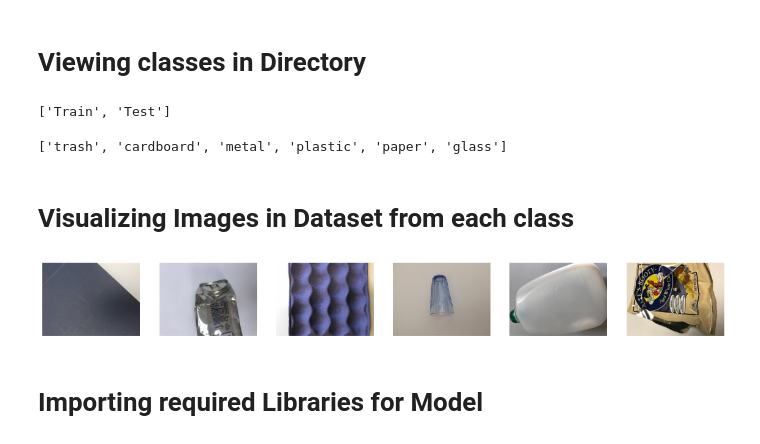
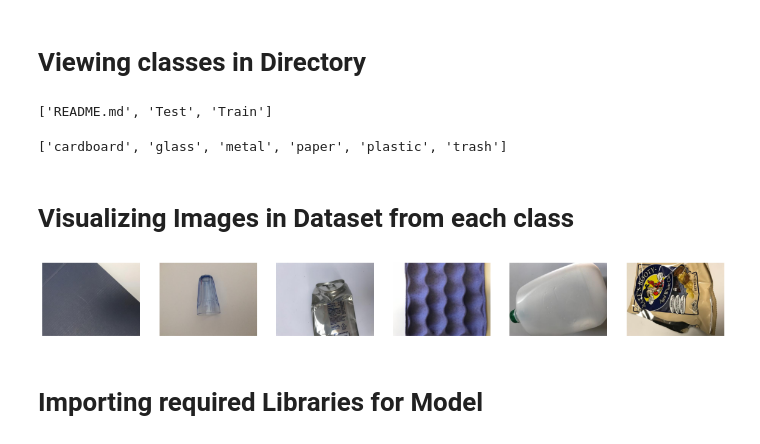
Before and after one commit to srijarkoroy/Garbage_Segregation, a Jupyter notebook: Garbage Segregation Notebook.ipynb, the cells around one changed output. Saved outputs shown, nothing was run; the diff lists cells and outputs as text; code cells hidden in the pictures.

Commit message:
🐞 fix(Training & Deployment): import & app
fix variable of directory in repo; fix usage of keras when preprocessing image for training; fix lables output in utils; add import in utils

```diff
--- a/Garbage Segregation Notebook.ipynb
+++ b/Garbage Segregation Notebook.ipynb
@@ -6,47 +6,47 @@ import matplotlib.pyplot as plt
 from PIL import Image
 import math
 
-dir_example = "/content/drive/My Drive/Data"
+dir_example = "Data"
 
 classes = os.listdir(dir_example)
 print(classes)
 # %% [output]
-['Train', 'Test']
+['README.md', 'Test', 'Train']
 # %%
-dir_example = "/content/drive/My Drive/Data/Train"
+dir_example = "Data/Train"
 
 train_classes = os.listdir(dir_example)
 print(train_classes)
 # %% [output]
-['trash', 'cardboard', 'metal', 'plastic', 'paper', 'glass']
+['cardboard', 'glass', 'metal', 'paper', 'plastic', 'trash']
 # %% [markdown]
 # **Visualizing Images in Dataset from each class**
 # %%
-dir_with_examples = '/content/drive/My Drive/visualize'
+dir_with_examples = 'visualize'
 files_per_row = 6
 files_in_dir = os.listdir(dir_with_examples)
 number_of_cols = files_per_row
 number_of_rows = int(len(files_in_dir) / number_of_cols)
 
 # Generate the subplots
 fig, axs = plt.subplots(number_of_rows, number_of_cols)
 fig.set_size_inches(20, 15, forward=True)
 
 # Map each file to subplot
 try:
   for i in range(0, len(files_in_dir)):
     file_name = files_in_dir[i]
     image = Image.open(f'{dir_with_examples}/{file_name}')
     row = math.floor(i / files_per_row)
     col = i % files_per_row
     axs[col].imshow(image)
     axs[col].axis('off')
 except:
   pass
 # Show the plot
 plt.show()
 # %% [output]
-[figure, old version]
+[figure, new version]
 # %% [markdown]
 # **Importing required Libraries for Model**
 # %%
```
Also changed, not shown: parts of 9 cells of this notebook, 2 other files.
